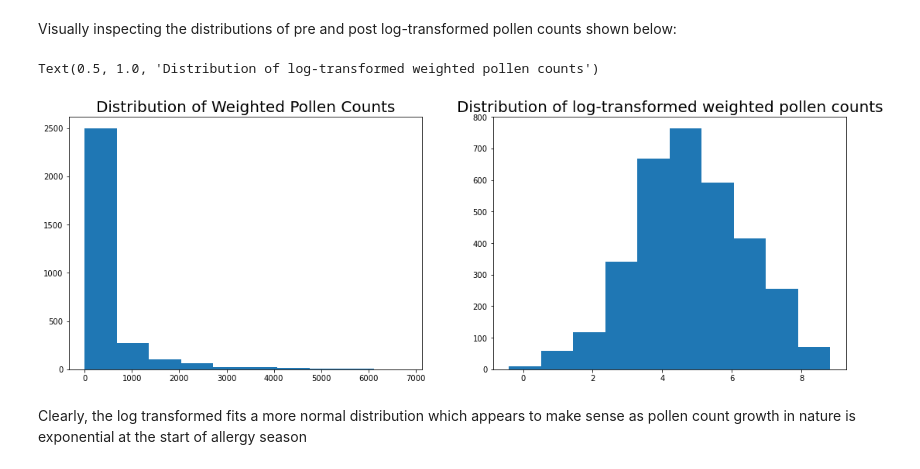
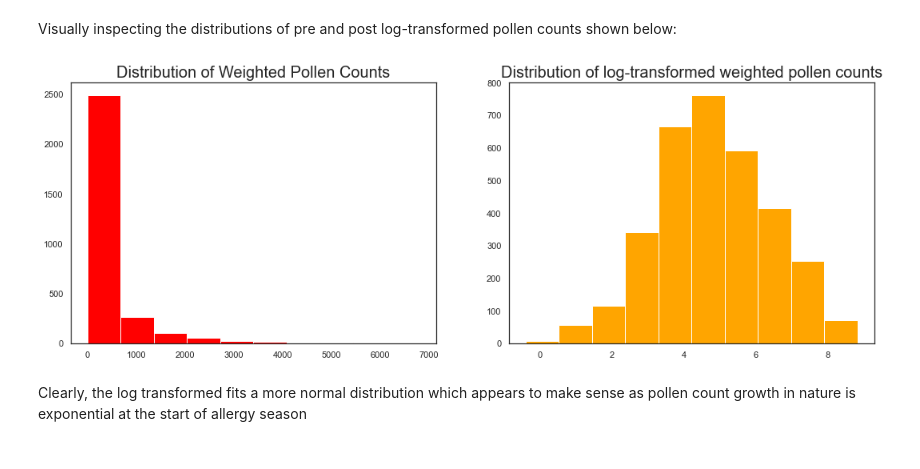
Before and after one commit to nikennedy/pollen_forecasting, a Jupyter notebook: final_notebook.ipynb, the cells around one changed output. Saved outputs shown, nothing was run; the diff lists cells and outputs as text; code cells hidden in the pictures.

```diff
--- a/final_notebook.ipynb
+++ b/final_notebook.ipynb
@@ -808,13 +854,12 @@ Visually inspecting the distributions of pre and post log-transformed pollen cou
 # %%
 #plotting histograms of pre and post log-transofrmed data
 fig, (ax1, ax2) = plt.subplots(nrows=1, ncols=2, figsize=(18,6))
-ax1.hist(log_df['pollen_weighted'])
+ax1.hist(log_df['pollen_weighted'], color='red')
 ax1.set_title('Distribution of Weighted Pollen Counts', size=20)
-ax2.hist(log_df['log_pollen'])
-ax2.set_title('Distribution of log-transformed weighted pollen counts', size=20)
+ax2.hist(log_df['log_pollen'], color='orange')
+ax2.set_title('Distribution of log-transformed weighted pollen counts', size=20);
 # %% [output]
-Text(0.5, 1.0, 'Distribution of log-transformed weighted pollen counts')
-[figure, old version]
+[figure, new version]
 # %% [markdown]
 Clearly, the log transformed fits a more normal distribution which appears to make sense as pollen count growth in nature is exponential at the start of allergy season
 # %%
```
Also changed, not shown: parts of 30 cells of this notebook, 10 other files.
